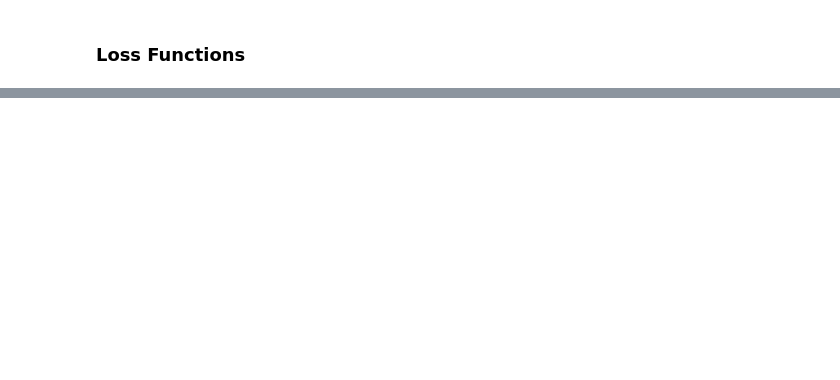
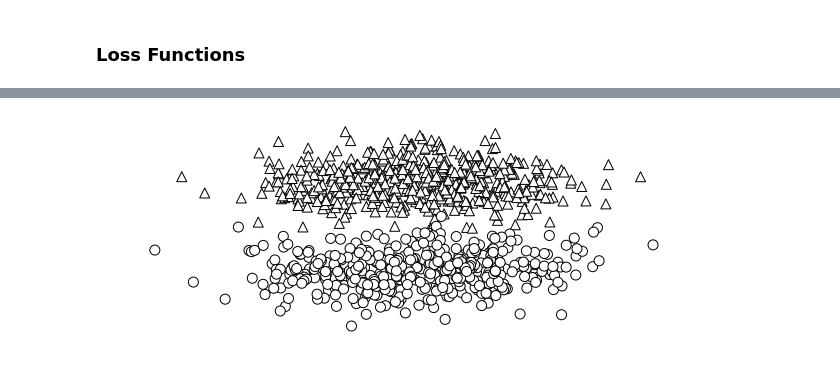
Before and after one commit to karenacorn99/NLPwithPyTorch-Rao-McMahan, a Jupyter notebook: nlp.ipynb, the cells around one changed output, grey strips where cells are left out. Drawn from its saved outputs; the diff is of its cells as text; code cells hidden in the pictures; blank space fills up the shorter version.

```diff
--- a/nlp.ipynb
+++ b/nlp.ipynb
@@ -139,0 +267,44 @@ tensor(1.0166)
+# %%
+# Initial Data Plot
+seed = 1337
+
+torch.manual_seed(seed)
+torch.cuda.manual_seed_all(seed)
+np.random.seed(seed)
+
+# get toy data
+x_data, y_truth = get_toy_data(batch_size=1000)
+
+x_data = x_data.data.numpy()
+y_truth = y_truth.data.numpy()
+
+left_x = []
+right_x = []
+left_colors = []
+right_colors =  []
+
+for x_i, y_true_i in zip(x_data, y_truth):
+    #color_red = '#cc7664'
+    #color_blue = "#6480cc"
+    color = 'black'
+
+    if y_true_i == 0:
+        left_x.append(x_i)
+        left_colors.append(color)
+
+    else:
+        right_x.append(x_i)
+        right_colors.append(color)
+
+left_x = np.stack(left_x)
+right_x = np.stack(right_x)
+
+_, ax = plt.subplots(1, 1, figsize=(10,4))
+
+# ax.scatter(left_x[:, 0], left_x[:, 1], color=left_colors, marker='*', s=100) solid stars
+ax.scatter(left_x[:, 0], left_x[:, 1], facecolor='white', edgecolor=left_colors, marker='^', s=100)
+ax.scatter(right_x[:, 0], right_x[:, 1], facecolor='white', edgecolor=right_colors, marker='o', s=100)
+
+plt.axis('off');
+# %% [output]
+[figure, added]
```
Also changed, not shown: parts of 51 cells of this notebook, 2 other files.
